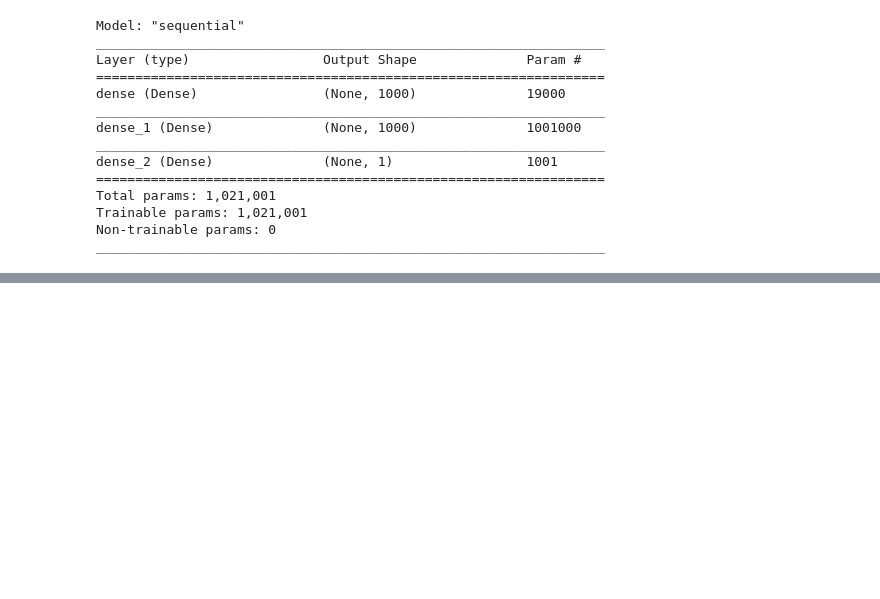
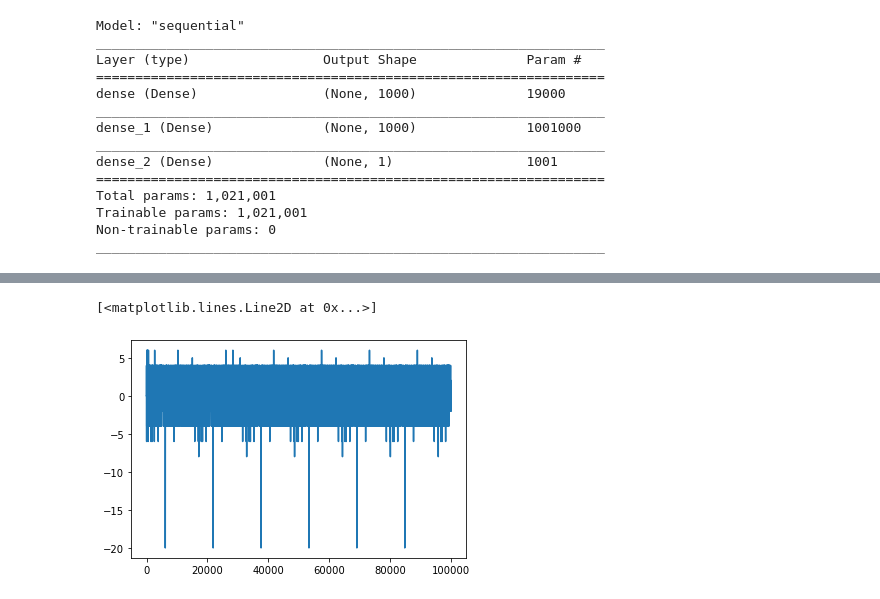
Before and after one commit to linus-md/REU, a Jupyter notebook: neural_count_regression.ipynb, the cells around one changed output, grey strips where cells are left out. Saved outputs shown, nothing was run; the diff lists cells and outputs as text; code cells hidden in the pictures; blank space fills up the shorter version.

```diff
--- a/neural_count_regression.ipynb
+++ b/neural_count_regression.ipynb
@@ -77,0 +108,5 @@ Epoch 1/15
+# %%
+plt.plot(data.predictions-data.counts)
+# %% [output]
+[<matplotlib.lines.Line2D at 0x...>]
+[figure, added]
```
Also changed, not shown: parts of 6 cells of this notebook, 1 other file.
